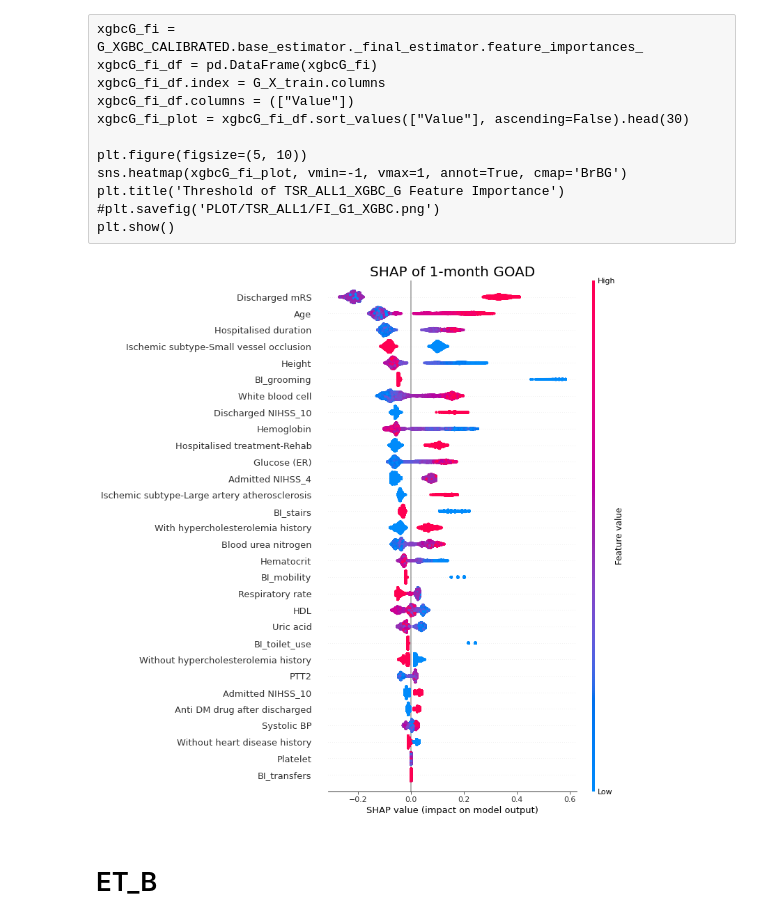
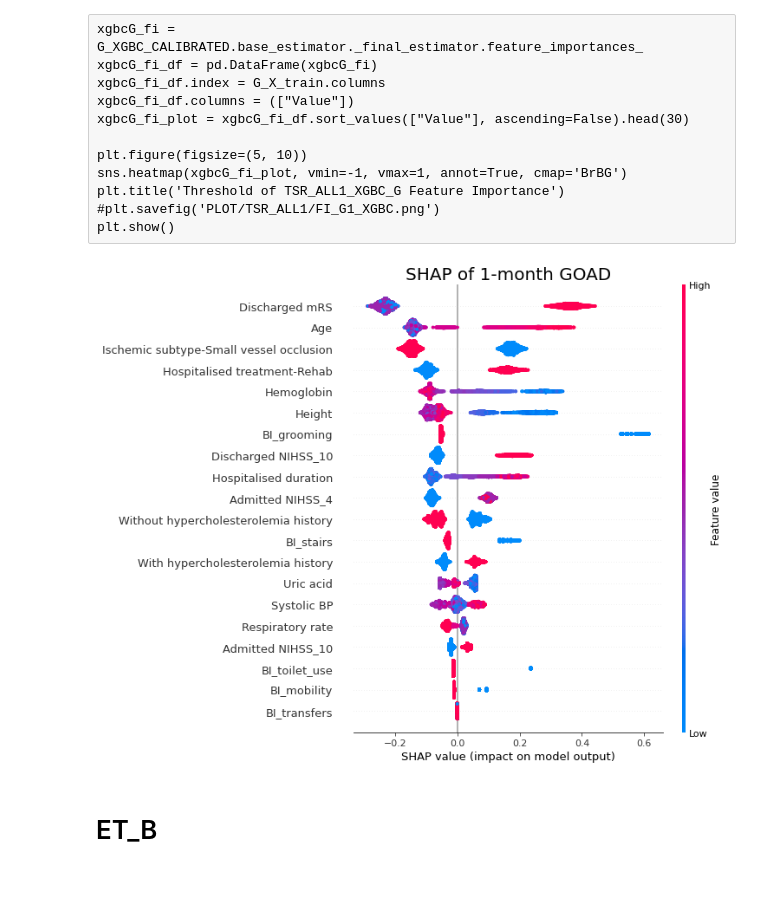
Before and after one commit to sn987532159/TSR_ML, a Jupyter notebook: result/TSR_ALL/TSR_ALL1_FI.ipynb, the cells around one changed output. Drawn from its saved outputs; the diff is of its cells as text; code cells hidden in the pictures; blank space fills up the shorter version.

```diff
--- a/result/TSR_ALL/TSR_ALL1_FI.ipynb
+++ b/result/TSR_ALL/TSR_ALL1_FI.ipynb
@@ -12,8 +13,14 @@ import numpy as np
 csv_path = os.path.join("..", "..", "data", "LINKED_DATA", "TSR_ALL", "TSR_ALL1", "TSR_ALL1G_X_TRAIN.csv")
 G_X_train = pd.read_csv(csv_path)
 
+csv_path = os.path.join("..", "..", "data", "LINKED_DATA", "TSR_ALL", "TSR_ALL1", "TSR_ALL1G_y_TRAIN.csv")
+G_y_train = pd.read_csv(csv_path)
+
 csv_path = os.path.join("..", "..", "data", "LINKED_DATA", "TSR_ALL", "TSR_ALL1", "TSR_ALL1B_X_TRAIN.csv")
 B_X_train = pd.read_csv(csv_path)
+
+csv_path = os.path.join("..", "..", "data", "LINKED_DATA", "TSR_ALL", "TSR_ALL1", "TSR_ALL1B_y_TRAIN.csv")
+B_y_train = pd.read_csv(csv_path)
 # %% [markdown]
 # ET_G
 # %% [raw]
@@ -72,11 +79,11 @@ shap.summary_plot(etG1_shap_values[1], G_X_train_selected, max_display=30)
 # %% [markdown]
 # XGBC_G
 # %%
+pkl_path = os.path.join("..", "..", "model", "model_pickle", "MICE1", "TSR_ALL1G_XGBC_TUNED.pkl")
+G_XGBC_TUNED = joblib.load(pkl_path)
+
 pkl_path = os.path.join("..", "..", "model", "model_pickle", "MICE1", "TSR_ALL1G_XGBC_CALIBRATED.pkl")
 G_XGBC_CALIBRATED = joblib.load(pkl_path)
-
-pkl_path = os.path.join("..", "..", "model", "model_pickle", "MICE1", "TSR_ALL1G_XGBC_CALIBRATED_selected.pkl")
-G_XGBC_CALIBRATED_selected = joblib.load(pkl_path)
 # %%
 xgbcG_fi = G_XGBC_CALIBRATED.base_estimator._final_estimator.feature_importances_
 xgbcG_fi_df = pd.DataFrame(xgbcG_fi)
@@ -130,21 +137,25 @@ plt.title('Threshold of TSR_ALL1_XGBC_G Feature Importance')
 #plt.savefig('PLOT/TSR_ALL1/FI_G1_XGBC.png')
 plt.show()
 # %%
-xgbcG_fi_plot_30 = xgbcG_fi_plot.sort_values(["Value"], ascending=False).Feature.head(30)
-G_X_train_selected = G_X_train[xgbcG_fi_plot_30]
+xgbcG_fi_plot_20 = xgbcG_fi_plot.sort_values(["Value"], ascending=False).Feature.head(20)
+G_X_train_selected = G_X_train[xgbcG_fi_plot_20]
 
-xgbcG_fi_s = G_XGBC_CALIBRATED_selected.base_estimator._final_estimator.feature_importances_
+G_XGBC_TUNED_20 = G_XGBC_CALIBRATED.base_estimator.fit(G_X_train_selected, np.ravel(G_y_train))
+cccv_selected = CalibratedClassifierCV(base_estimator=G_XGBC_TUNED_20, cv=5)
+G_XGBC_CALIBRATED_20 = cccv_selected.fit(G_X_train_selected, np.ravel(G_y_train))
+
+xgbcG_fi_s = G_XGBC_CALIBRATED_20.base_estimator._final_estimator.feature_importances_
 xgbcG_fi_s_df = pd.DataFrame(xgbcG_fi_s)
 xgbcG_fi_s_df.index = G_X_train_selected.columns
 xgbcG_fi_s_df.columns = (["Value"])
 xgbcG_fi_s_df = xgbcG_fi_s_df.sort_values(["Value"], ascending=False)
 # %%
-xgbcG1_shap_values = shap.TreeExplainer(G_XGBC_CALIBRATED_selected.base_estimator._final_estimator, G_X_train_selected).shap_values(G_X_train_selected)
+xgbcG1_shap_values = shap.TreeExplainer(G_XGBC_CALIBRATED_20.base_estimator._final_estimator, G_X_train_selected).shap_values(G_X_train_selected)
 plt.title('SHAP of 1-month GOAD', fontsize=20)
-shap.summary_plot(xgbcG1_shap_values, G_X_train_selected, max_display=30,show=False)
-#plt.savefig('PLOT/TSR_ALL1/SHAP_G1_XGBC.png', dpi=300, bbox_inches="tight")
+shap.summary_plot(xgbcG1_shap_values, G_X_train_selected, max_display=20,show=False)
+plt.savefig('PLOT/TSR_ALL1/SHAP_G1_XGBC.png', dpi=300, bbox_inches="tight")
 # %% [output]
-[figure, old version]
+[figure, new version]
 # %% [markdown]
 # ET_B
 # %% [raw]
```
Also changed, not shown: parts of 8 cells of this notebook, 6 other files.
